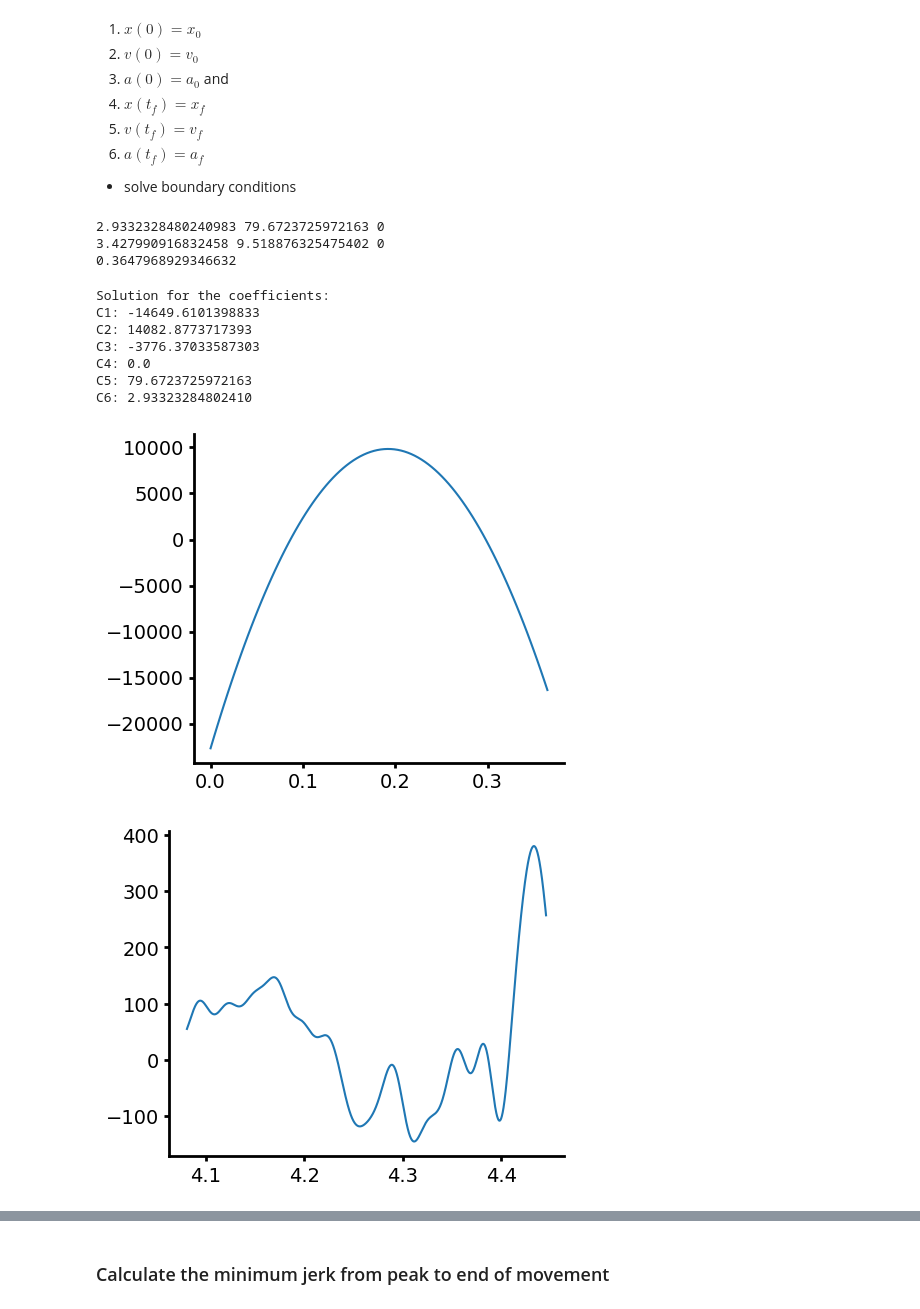
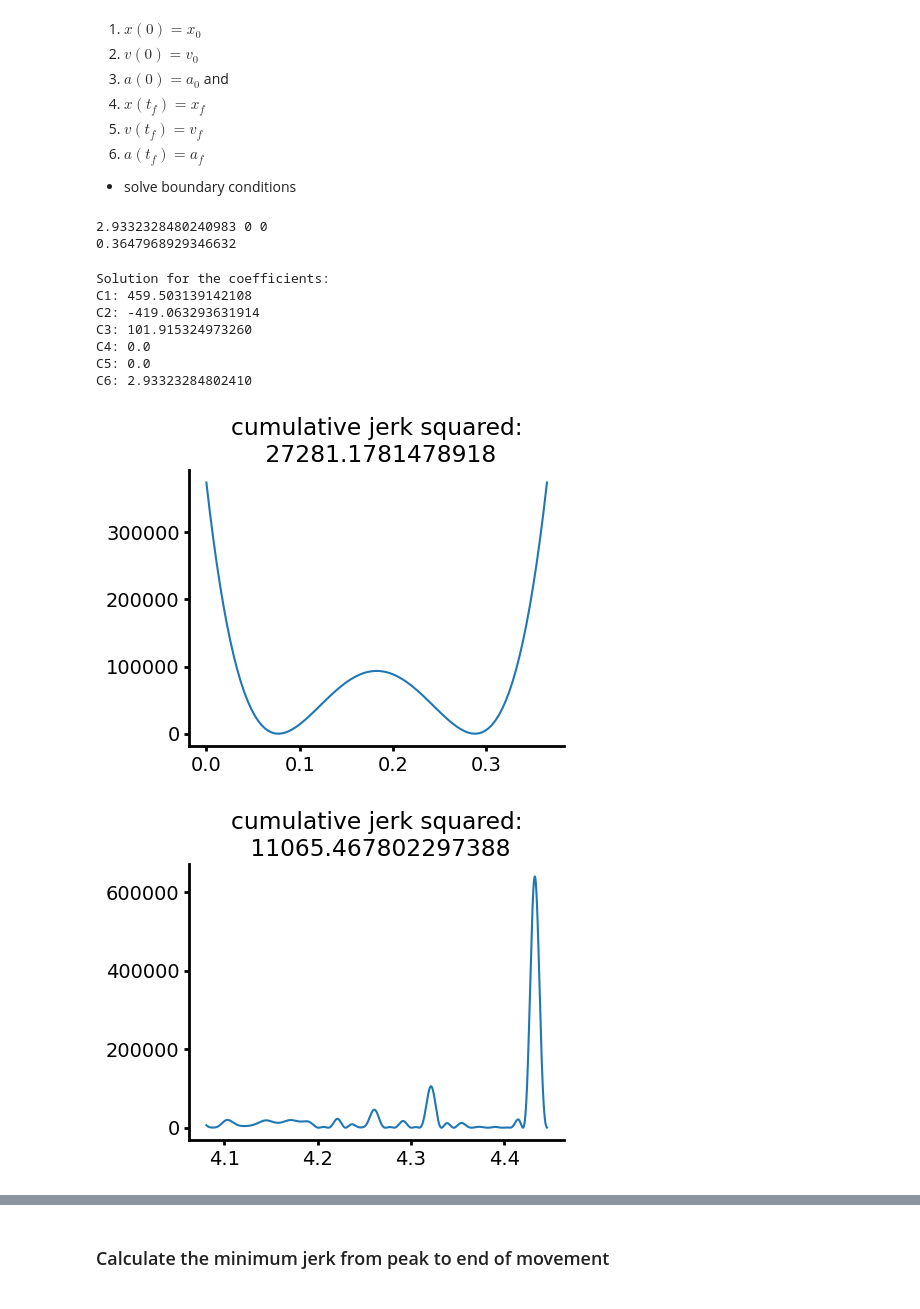
Before and after one commit to paulazoo/behavior, a Jupyter notebook: analysis/Jerk.ipynb, the cells around one changed output, grey strips where cells are left out. Drawn from its saved outputs; the diff is of its cells as text; code cells hidden in the pictures.

```diff
--- a/analysis/Jerk.ipynb
+++ b/analysis/Jerk.ipynb
@@ -158,27 +177,32 @@ index_b = np.argmax(leverdata[left_index:right_index+1]) +left_index
 
 velocity = np.load(Velocity_folder+"velocity_trial"+str(trial_index)+".npy")
 
+# x_0 = leverdata[index_a]
+# v_0 = velocity[index_a]
+# a_0 = get_point_acceleration_a(trial_index, index_a, window_duration, Velocity_folder, PreprocessLeverData_folder)
+# print(x_0, v_0, a_0)
+
 x_0 = leverdata[index_a]
-v_0 = velocity[index_a]
-# a_0 = get_point_acceleration(trial_index, index_a, window_duration, Velocity_folder, PreprocessLeverData_folder)
+v_0 = 0
 a_0 = 0
 print(x_0, v_0, a_0)
 
+# x_f = leverdata[index_b]
+# v_f = velocity[index_b]
+# a_f = get_point_acceleration_a(trial_index, index_b, window_duration, Velocity_folder, PreprocessLeverData_folder)
+# print(x_f, v_f, a_f)
+
 x_f = leverdata[index_b]
-v_f = velocity[index_b]
+v_f = 0
 a_f = 0
-print(x_f, v_f, a_f)
 
 sample_times = np.fromfile(PreprocessLeverData_folder+"sample_times_trial"+str(trial_index)+".bin", dtype=np.double)
 tf = sample_times[index_b] - sample_times[index_a]
 print(tf)
 # %% [output]
-2.9332328480240983 79.6723725972163 0
-3.427990916832458 9.518876325475402 0
+2.9332328480240983 0 0
 0.3647968929346632
 # %%
-from sympy import symbols, diff, Eq, solve
-
 # Define the symbols
 t, C1, C2, C3, C4, C5, C6 = symbols('t C1 C2 C3 C4 C5 C6')
 
@@ -210,25 +234,33 @@ for coeff, value in solution.items():
     smoothest_x_coefficients.append(value)
 # %% [output]
 Solution for the coefficients:
-C1: -14649.6101398833
-C2: 14082.8773717393
-C3: -3776.37033587303
+C1: 459.503139142108
+C2: -419.063293631914
+C3: 101.915324973260
 C4: 0.0
-C5: 79.6723725972163
+C5: 0.0
 C6: 2.93323284802410
 # %%
 t_input = np.linspace(0, tf, 100)
 minimum_jerk = minimum_jerk_function(smoothest_x_coefficients, t_input)
-plt.plot(t_input, minimum_jerk)
+plt.plot(t_input, minimum_jerk**2)
+
+minimum_jerk_dx = np.median(np.diff(t_input))
+minimum_cumulative_jerk = np.trapz(minimum_jerk**2, dx=minimum_jerk_dx)
+plt.title("cumulative jerk squared:\n " + str(minimum_cumulative_jerk))
 plt.show()
 
 jerk = np.load(output_folder+"jerk_trial"+str(trial_index)+".npy")
 sample_times = np.fromfile(PreprocessLeverData_folder+"sample_times_trial"+str(trial_index)+".bin", dtype=np.double)
-plt.plot(sample_times[index_a:index_b], jerk[index_a:index_b])
+plt.plot(sample_times[index_a:index_b], jerk[index_a:index_b]**2)
+
+actual_jerk_dx = np.median(np.diff(sample_times))
+actual_cumulative_jerk = np.trapz(jerk[index_a:index_b]**2, dx=actual_jerk_dx)
+plt.title("cumulative jerk squared:\n " + str(actual_cumulative_jerk))
 plt.show()
 # %% [output]
-[figure, old version]
+[figure, new version]
-[figure, old version]
+[figure, new version]
 # %%
 t_input = np.linspace(0, tf, 100)
 smoothest_x = smoothest_x_function(smoothest_x_coefficients, t_input)
```
Also changed, not shown: parts of 12 cells of this notebook, 18 other files.
